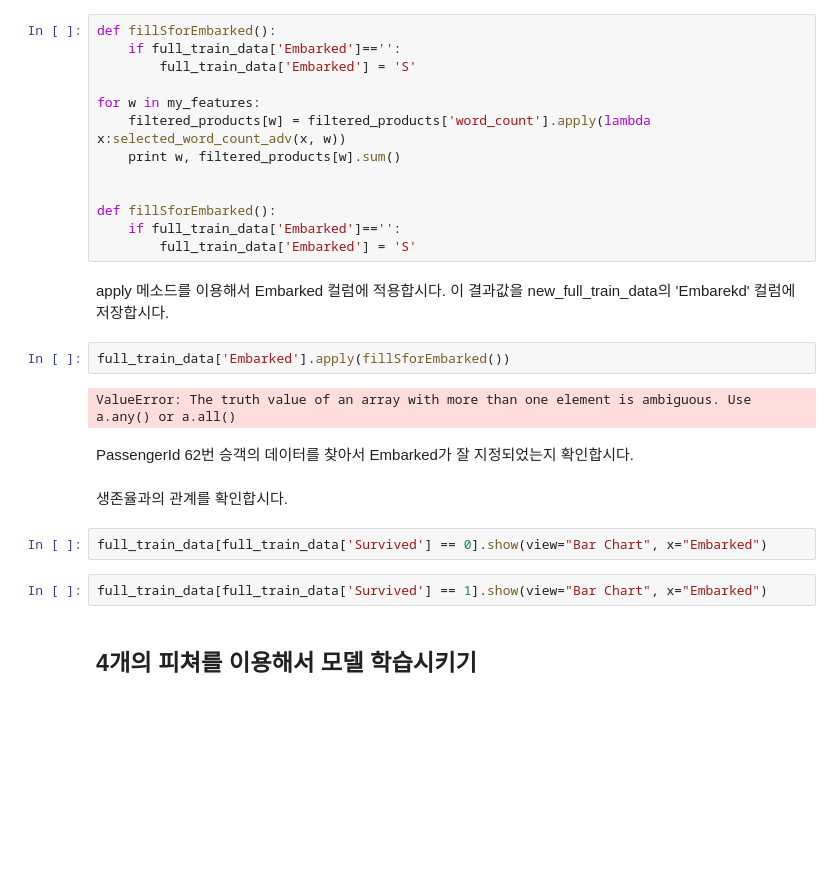
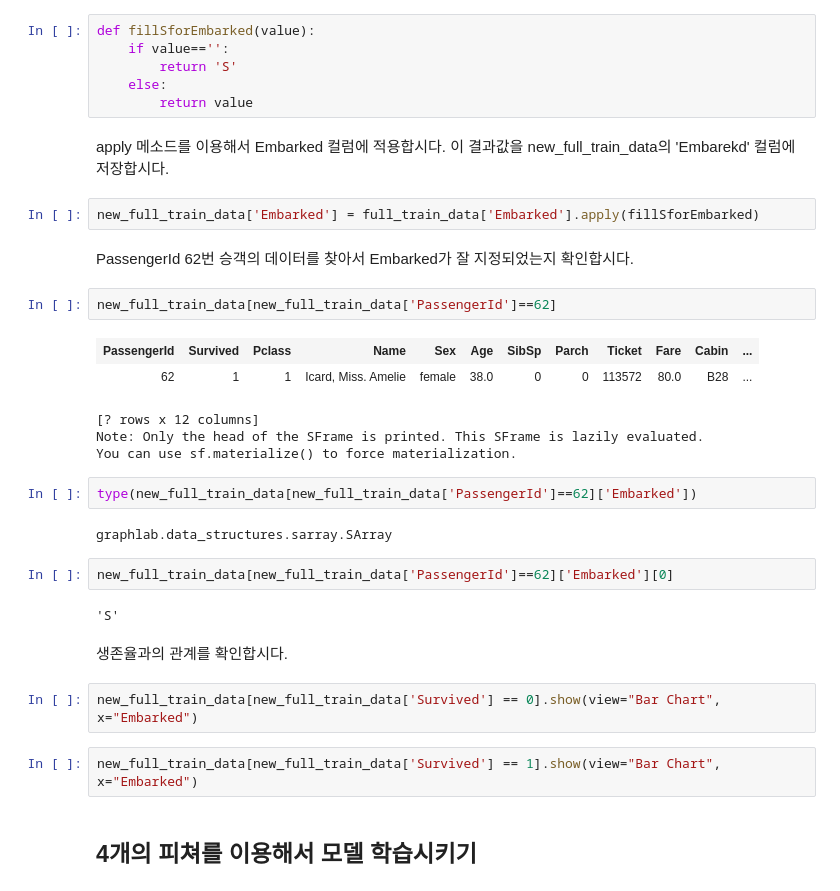
Before and after one commit to seojean724/jupyter, a Jupyter notebook: Kaggle - Predicting Survival on the Titanic - Mini - Seojin Park.ipynb, the cells around one changed output. Drawn from its saved outputs; the diff is of its cells as text; blank space fills up the shorter version.

```diff
--- a/Kaggle - Predicting Survival on the Titanic - Mini - Trainee.ipynb
+++ b/Kaggle - Predicting Survival on the Titanic - Mini - Seojin Park.ipynb
@@ -599,33 +604,40 @@ full_train_data에 2명의 데이터가 Embarked 값이 없다는 것을 확인
 가장 많은 값인 S로 채워봅시다.
 # %% [markdown]
 먼저 공백을 S로 변환하고 다른 값은 그대로 두는 함수를 만듭니다. 이름은 **fillSforEmbarked**로 합시다.
-# %%
-def fillSforEmbarked():
-    if full_train_data['Embarked']=='':
-        full_train_data['Embarked'] = 'S'
-
-for w in my_features:
-    filtered_products[w] = filtered_products['word_count'].apply(lambda x:selected_word_count_adv(x, w))
-    print w, filtered_products[w].sum()
-
-
-def fillSforEmbarked():
-    if full_train_data['Embarked']=='':
-        full_train_data['Embarked'] = 'S'
+# %%
+def fillSforEmbarked(value):
+    if value=='':
+        return 'S'
+    else:
+        return value
 # %% [markdown]
 apply 메소드를 이용해서 Embarked 컬럼에 적용합시다. 이 결과값을 new_full_train_data의 'Embarekd' 컬럼에 저장합시다.
 # %%
-full_train_data['Embarked'].apply(fillSforEmbarked())
+new_full_train_data['Embarked'] = full_train_data['Embarked'].apply(fillSforEmbarked)
-# %% [output]
-ValueError: The truth value of an array with more than one element is ambiguous. Use a.any() or a.all()
 # %% [markdown]
 PassengerId 62번 승객의 데이터를 찾아서 Embarked가 잘 지정되었는지 확인합시다.
+# %%
+new_full_train_data[new_full_train_data['PassengerId']==62]
+# %% [output]
+| PassengerId | Survived | Pclass | Name | Sex | Age | SibSp | Parch | Ticket | Fare | Cabin | ... |
+| 62 | 1 | 1 | Icard, Miss. Amelie | female | 38.0 | 0 | 0 | 113572 | 80.0 | B28 | ... |
+[? rows x 12 columns]
+Note: Only the head of the SFrame is printed. This SFrame is lazily evaluated.
+You can use sf.materialize() to force materialization.
+# %%
+type(new_full_train_data[new_full_train_data['PassengerId']==62]['Embarked'])
+# %% [output]
+graphlab.data_structures.sarray.SArray
+# %%
+new_full_train_data[new_full_train_data['PassengerId']==62]['Embarked'][0]
+# %% [output]
+'S'
 # %% [markdown]
 생존율과의 관계를 확인합시다.
 # %%
-full_train_data[full_train_data['Survived'] == 0].show(view="Bar Chart", x="Embarked")
+new_full_train_data[new_full_train_data['Survived'] == 0].show(view="Bar Chart", x="Embarked")
 # %%
-full_train_data[full_train_data['Survived'] == 1].show(view="Bar Chart", x="Embarked")
+new_full_train_data[new_full_train_data['Survived'] == 1].show(view="Bar Chart", x="Embarked")
 # %% [markdown]
 ## 4개의 피쳐를 이용해서 모델 학습시키기
 # %% [markdown]
```
Also changed, not shown: parts of 14 cells of this notebook, 6 other files.
